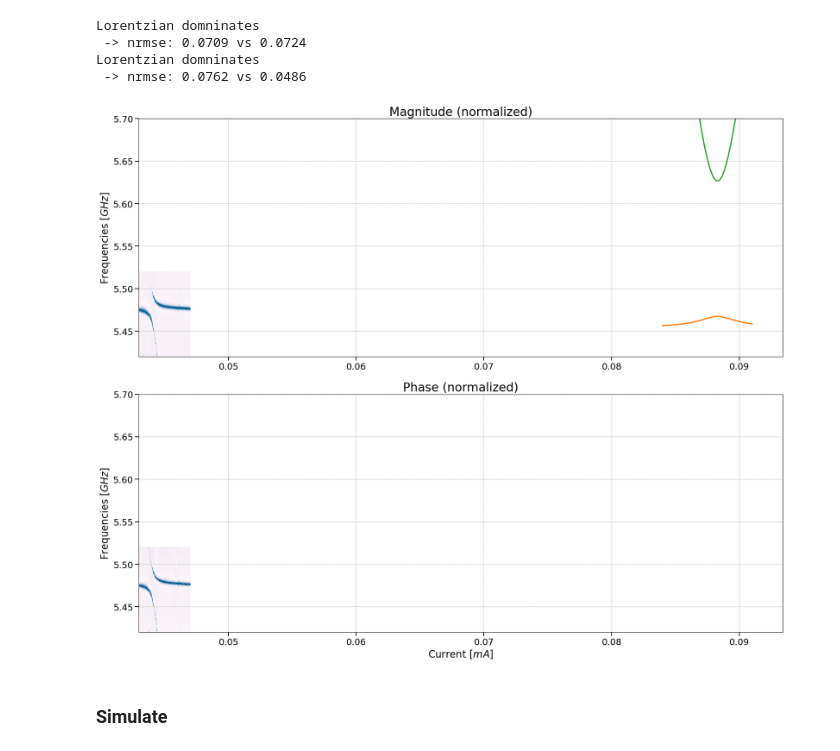
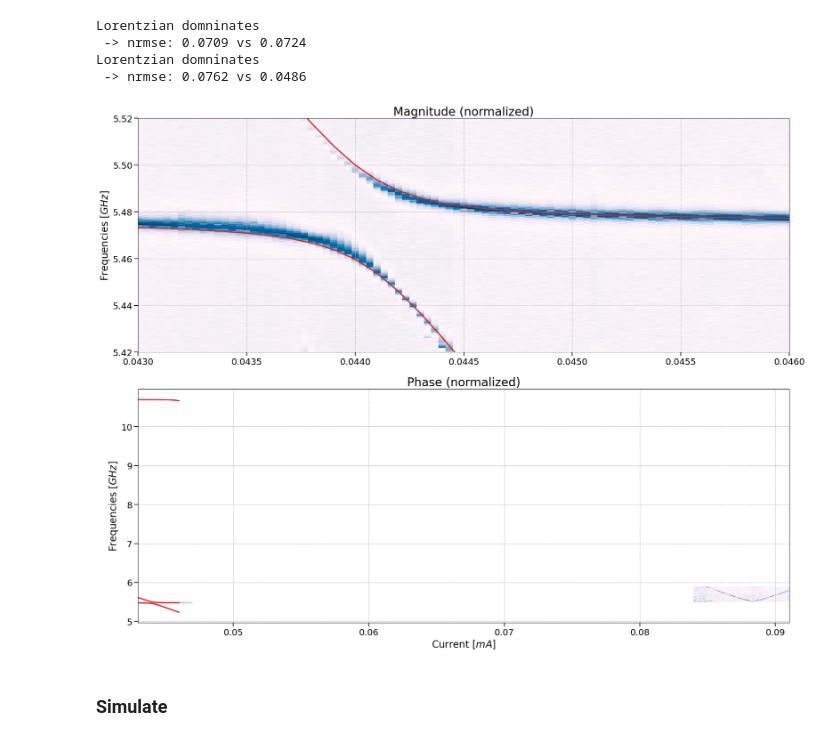
Before and after one commit to SQIL-EPFL/sqil-experiments, a Jupyter notebook: sqil_experiments/analysis/stormcrow_fit.ipynb, the cells around one changed output. Drawn from its saved outputs; the diff is of its cells as text; code cells hidden in the pictures.

Commit message:
stormcrow fit

```diff
--- a/sqil_experiments/analysis/stormcrow_fit.ipynb
+++ b/sqil_experiments/analysis/stormcrow_fit.ipynb
@@ -222,7 +222,8 @@ def get_fluxonium(N, E_C, E_J, E_L, phi_ext=0.5, diagonalize=True):
     return H, n_op, phi_op
 # %%
 def simulate(phi_ext_sweep, EC_s, EJ_t, EC_f, EJ_f, EL):
-    N_t, N_f = 15, 35
+    # N_t, N_f = 15, 35
+    N_t, N_f = 5, 75
     I_t, I_f = qeye(N_t), qeye(N_f)
     N_trunc = 4
 
@@ -324,10 +325,10 @@ Lorentzian domninates
  -> nrmse: 0.0762 vs 0.0486
 # %%
 paths = [
-    spectrum_data_dict["anti-crossing lower"]["path"],
-    spectrum_data_dict["anti-crossing upper"]["path"],
-    spectrum_data_dict["11 half flux left"]["path"],
-    spectrum_data_dict["11 half flux right"]["path"],
+    spectrum_dict["anti-crossing lower"]["path"],
+    spectrum_dict["anti-crossing upper"]["path"],
+    spectrum_dict["11 half flux left"]["path"],
+    spectrum_dict["11 half flux right"]["path"],
 ]
 
 dataz = []
@@ -336,26 +337,38 @@ for path in paths:
     dataz.append(datadict)
 # %%
 curr_zero_flux = -28.8e-6
-curr_half_flux = 88.3e-6
+curr_half_flux = 88.35e-6
 
-# curr_sweep = np.linspace(43e-6, 46e-6, 31)
-curr_sweep = np.linspace(84e-6, 91e-6, 31)
+curr_sweep = np.linspace(43e-6, 46e-6, 31)
+# curr_sweep = np.linspace(84e-6, 91e-6, 31)
 phi_sweep = current_to_flux(curr_sweep, curr_zero_flux, curr_half_flux)
 
-vals = simulate(phi_sweep, 0.26, 15, 4, 22, 0.83)
+vals = simulate(phi_sweep, 0.254, 15.43, 3, 20, 0.8175)
 
 %matplotlib inline
 # Base figure
-path0 = r"C:\Users\sqil\Desktop\data_local\20251006_stormcrow_N17\2025-10-11\00668-qubit_spectroscopy_vs_current_2025-10-11T034016"
-freq, data, curr, datadict = get_twotone_data(path0)
-fig, axs = plot_mag_phase(datadict=datadict, transpose=True)
+# path0 = r"C:\Users\sqil\Desktop\data_local\20251006_stormcrow_N17\2025-10-11\00668-qubit_spectroscopy_vs_current_2025-10-11T034016"
+# freq, data, curr, datadict = get_twotone_data(path0)
+# fig, axs = plot_mag_phase(datadict=datadict, transpose=True)
 
-axs[0].plot(curr_sweep * 1e3, vals)
-# axs[0].set_ylim([5.42, 5.52])
-axs[0].set_ylim([5.42, 5.7])
+
+fig, axs = plt.subplots(2,1, figsize=(20,16))
+for d in dataz:
+    plot_mag_phase(datadict=d, transpose=True, plot=(fig, axs))
+
+axs[0].plot(curr_sweep * 1e3, vals, 'tab:red')
+axs[1].plot(curr_sweep * 1e3, vals, 'tab:red')
+
+# axs[0].set_xlim([84e-3, 91e-3])
+# axs[0].set_ylim([5.42, 5.7])
+
+axs[0].set_xlim([0.043, 0.046])
+axs[0].set_ylim([5.42, 5.52])
+# axs[0].set_ylim([5.42, 5.8])
+
 plt.show()
 # %% [output]
-[figure, old version]
+[figure, new version]
 # %% [markdown]
 ### Simulate
 # %%
```
Also changed, not shown: parts of 15 cells of this notebook.
